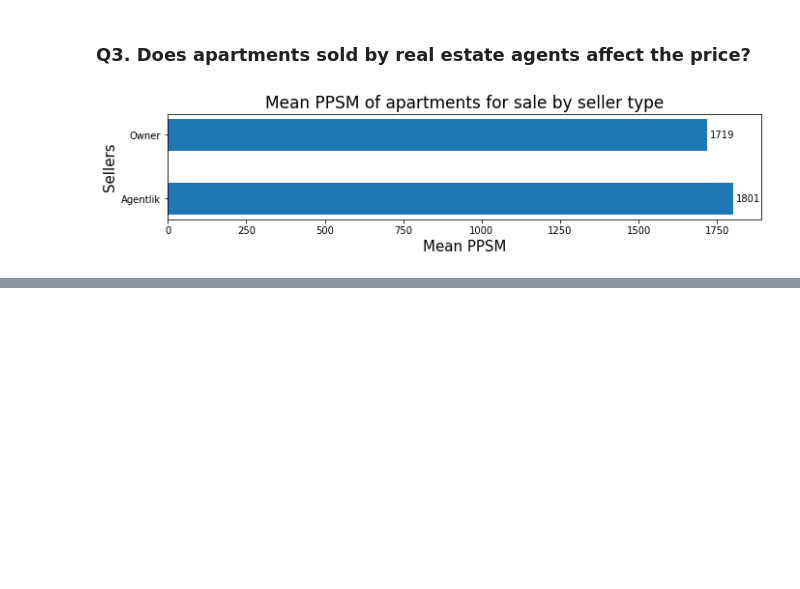
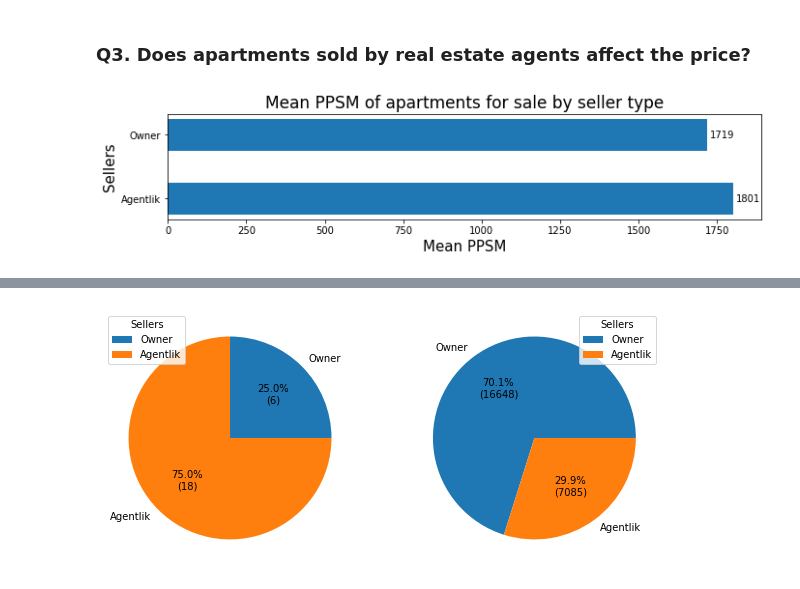
Before and after one commit to hexelot/ApartmentsAnalysis, a Jupyter notebook: analysing.ipynb, the cells around one changed output, grey strips where cells are left out. Cells and saved outputs as stored; diff of their text form; code cells hidden in the pictures; blank space fills up the shorter version.

```diff
--- a/analysing.ipynb
+++ b/analysing.ipynb
@@ -219,0 +207,24 @@ The graph shows the percentage difference in prices sold by type of seller at ea
+# %%
+total = len(df['Station'].dropna().unique())
+x = 0
+for a, o in zip(ay, oy):
+    if a - o > 0: x += 1
+
+def func(pct, allvals):
+    absolute = int(np.round(pct/100.*np.sum(allvals)))
+    return "{:.1f}%\n({:d})".format(pct, absolute)
+
+plt.figure(figsize=[10,10])
+
+plt.subplot(1, 2, 1)
+plt.pie([x,total-x], labels=df['Seller'].unique(), autopct=lambda pct: func(pct, [x,total-x]))
+plt.legend(title="Sellers")
+
+values = np.array(df['Seller'].value_counts())
+plt.subplot(1, 2, 2)
+plt.pie(values, labels=df['Seller'].unique(), autopct=lambda pct: func(pct, values))
+plt.legend(title="Sellers")
+
+plt.show()
+# %% [output]
+[figure, added]
```
Also changed, not shown: parts of 10 cells of this notebook.
